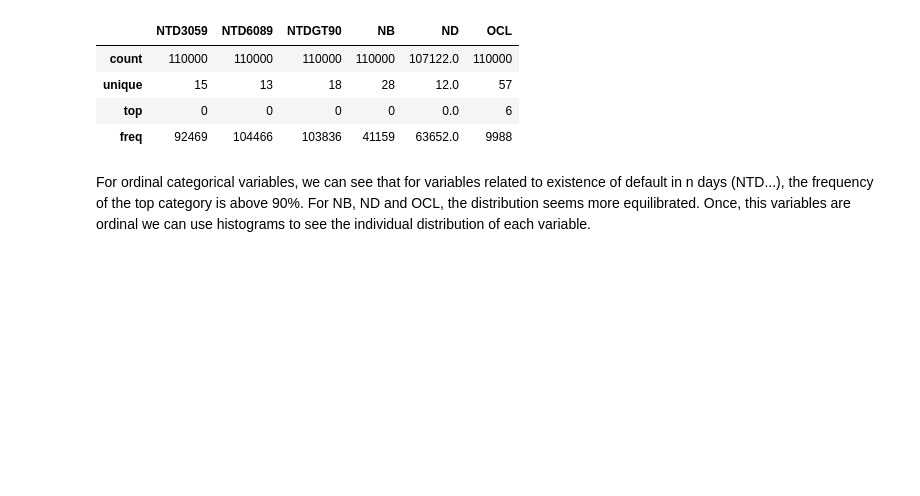
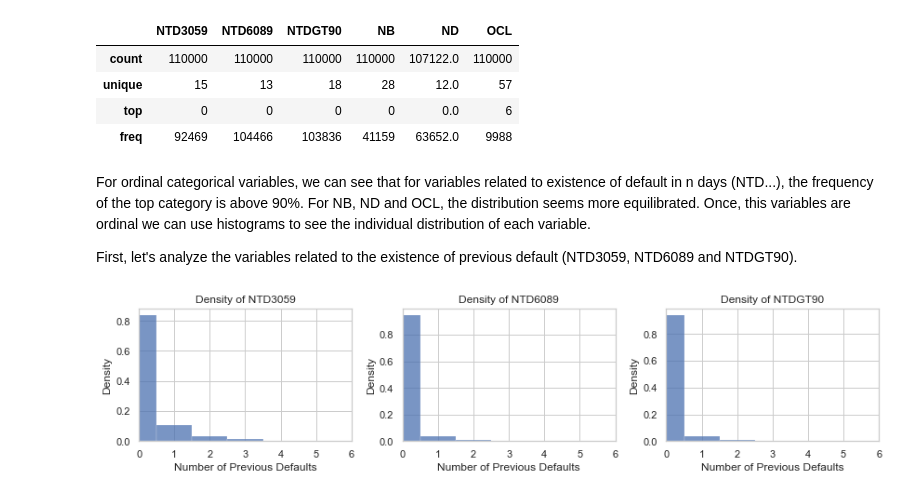
Before and after one commit to jlpscampos/Credit-Default-Model, a Jupyter notebook: EDA.ipynb, the cells around one changed output. Saved outputs shown, nothing was run; the diff lists cells and outputs as text; code cells hidden in the pictures; blank space fills up the shorter version.

```diff
--- a/EDA.ipynb
+++ b/EDA.ipynb
@@ -157,3 +162,32 @@ df[categorical].describe()
 | freq | 92469 | 104466 | 103836 | 41159 | 63652.0 | 9988 |
 # %% [markdown]
 For ordinal categorical variables, we can see that for variables related to existence of default in n days (NTD...), the frequency of the top category is above 90%. For NB, ND and OCL, the distribution seems more equilibrated. Once, this variables are ordinal we can use histograms to see the individual distribution of each variable.
+
+First, let's analyze the variables related to the existence of previous default (NTD3059, NTD6089 and NTDGT90).
+# %%
+sns.set(style="whitegrid")
+
+# Set the style for the plots (optional)
+sns.set(style="whitegrid")
+
+# Create subplots with 4 columns per row
+fig, axes = plt.subplots(nrows=1, ncols=3, figsize=(12, 3))
+
+# Flatten the axes for easier iteration
+axes = axes.flatten()
+
+cols =['NTD3059', 'NTD6089', 'NTDGT90']
+# Iterate through each column and plot the PDF
+for i, col in enumerate(cols):
+    sns.histplot(data=df, x=col, stat="density", ax=axes[i], fill=True)
+    axes[i].set_title(f'Density of {col}')
+    axes[i].set_xlabel('Number of Previous Defaults')
+    axes[i].set_xlim([0,6])
+
+# Adjust layout
+plt.tight_layout()
+
+# Show the plots
+plt.show()
+# %% [output]
+[figure, added]
```
Also changed, not shown: parts of 36 cells of this notebook, 1 other file.
